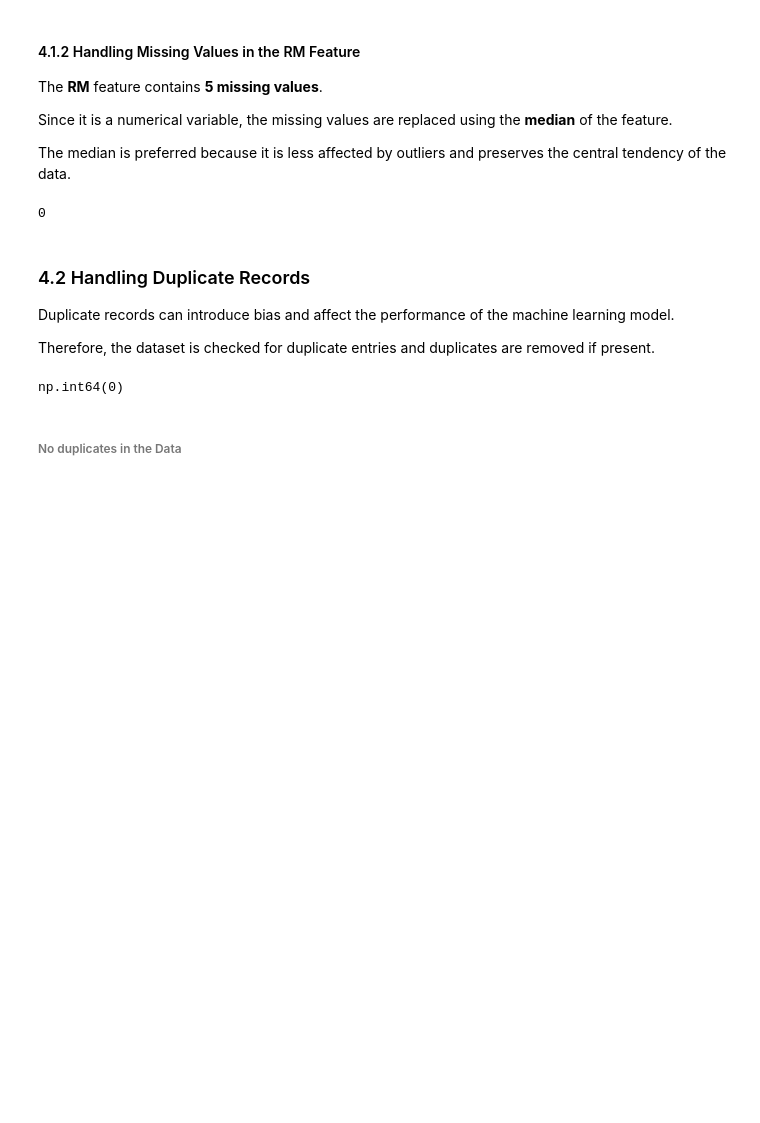
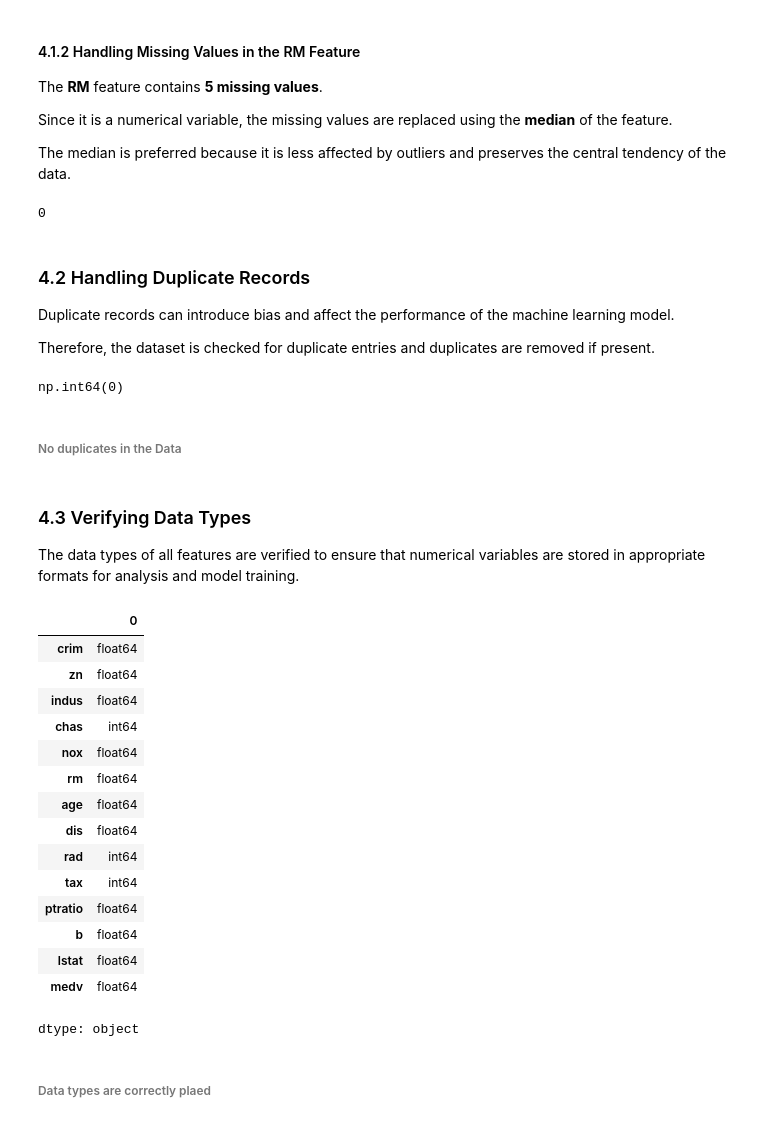
Before and after one commit to Clinton1029/Bostonhousing1, a Jupyter notebook: Bostonhousing.ipynb, the cells around one changed output. Drawn from its saved outputs; the diff is of its cells as text; code cells hidden in the pictures; blank space fills up the shorter version.

```diff
--- a/Bostonhousing.ipynb
+++ b/Bostonhousing.ipynb
@@ -385,3 +385,29 @@ df.duplicated().sum()
 np.int64(0)
 # %% [markdown]
 ###### No duplicates in the Data
+# %% [markdown]
+### 4.3 Verifying Data Types
+
+The data types of all features are verified to ensure that numerical variables are stored in appropriate formats for analysis and model training.
+# %%
+# Display data types
+df.dtypes
+# %% [output]
+|  | 0 |
+| crim | float64 |
+| zn | float64 |
+| indus | float64 |
+| chas | int64 |
+| nox | float64 |
+| rm | float64 |
+| age | float64 |
+| dis | float64 |
+| rad | int64 |
+| tax | int64 |
+| ptratio | float64 |
+| b | float64 |
+| lstat | float64 |
+| medv | float64 |
+dtype: object
+# %% [markdown]
+###### Data types are correctly plaed
```
Also changed, not shown: parts of 2 cells of this notebook.
